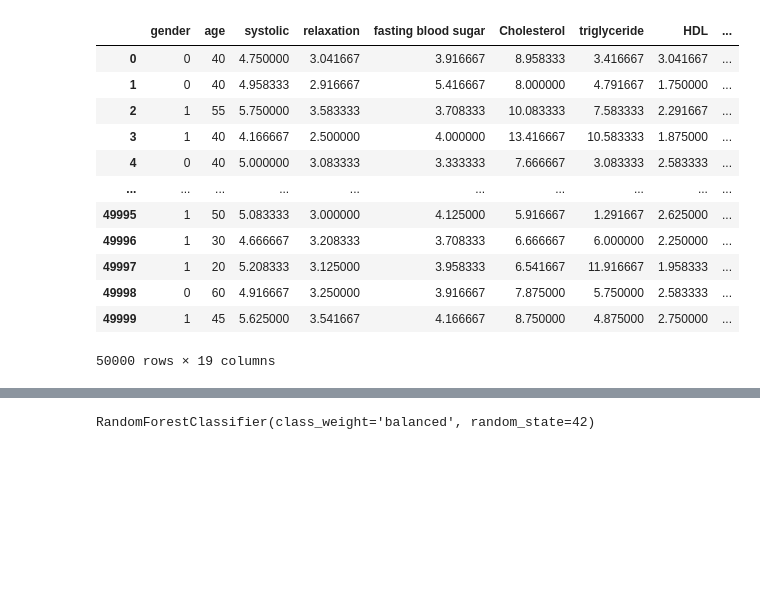
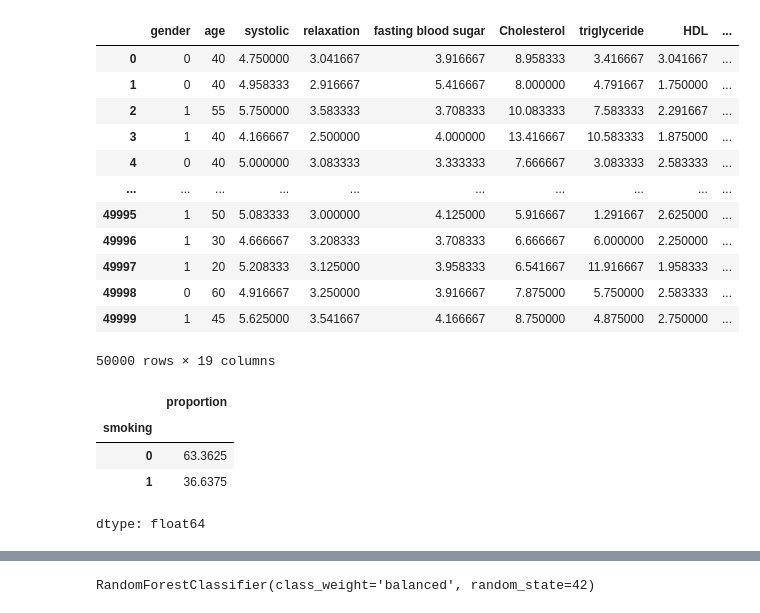
Before and after one commit to FernandoBurza/TP2-FernandoBurza, a Jupyter notebook: FernandoBurzaTP2.ipynb, the cells around one changed output, grey strips where cells are left out. Cells and saved outputs as stored; diff of their text form; code cells hidden in the pictures; blank space fills up the shorter version.

```diff
--- a/FernandoBurzaTP2.ipynb
+++ b/FernandoBurzaTP2.ipynb
@@ -327,3 +327,11 @@ from sklearn.model_selection import train_test_split
 from sklearn.metrics import classification_report, confusion_matrix, accuracy_score
 # %%
 X_train_rf, X_test_rf, y_train_rf, y_test_rf = train_test_split(X_rf, y_rf, test_size=0.2, random_state=42)
+# %%
+y_train_rf.value_counts(normalize=True)*100
+# %% [output]
+|  | proportion |
+| smoking |  |
+| 0 | 63.3625 |
+| 1 | 36.6375 |
+dtype: float64
```
Also changed, not shown: parts of 14 cells of this notebook, 1 other file.
